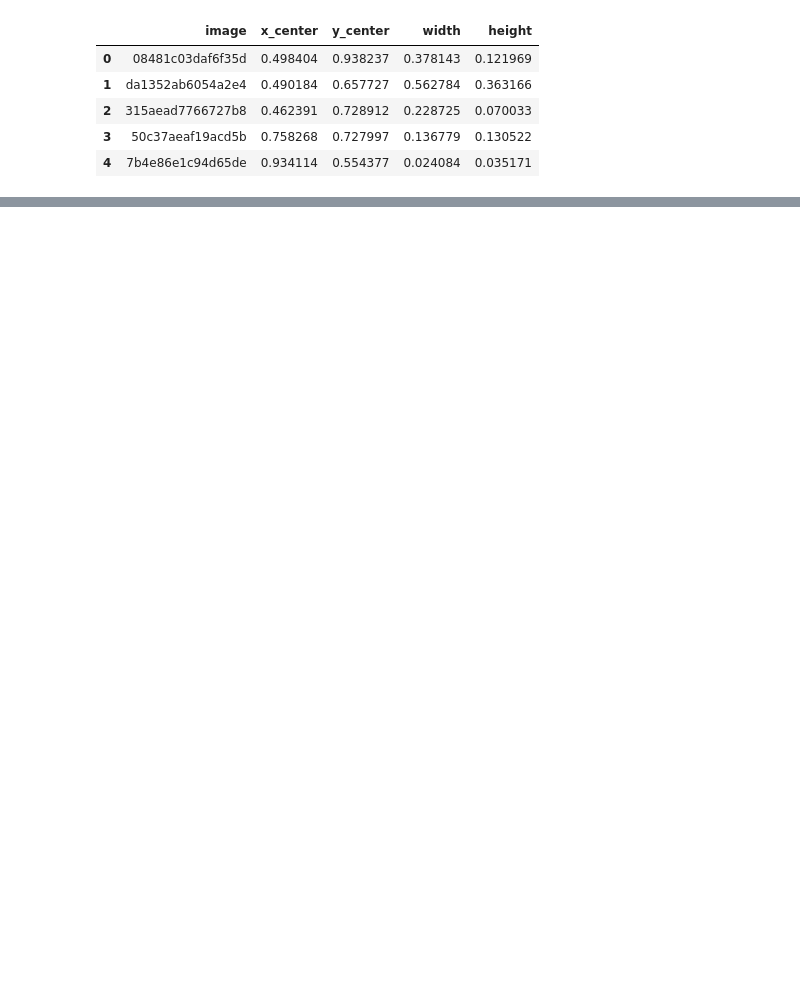
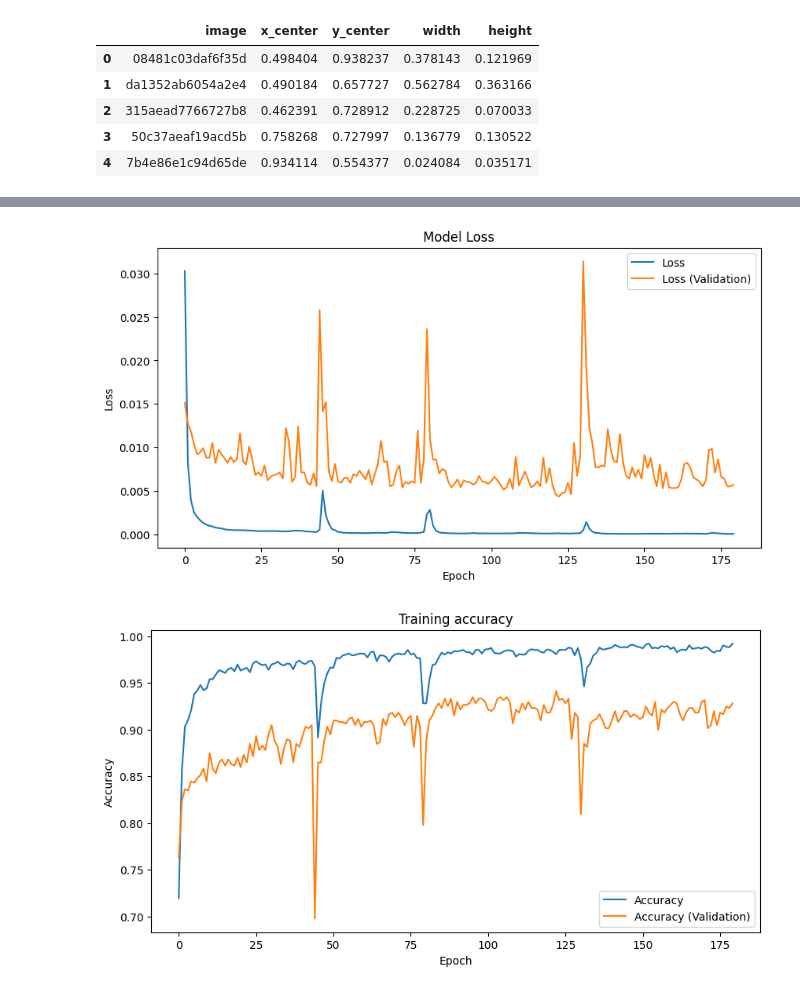
Before and after one commit to Gabmelom/plate-vision, a Jupyter notebook: plate-vision.ipynb, the cells around one changed output, grey strips where cells are left out. Cells and saved outputs as stored; diff of their text form; code cells hidden in the pictures; blank space fills up the shorter version.

```diff
--- a/plate-vision.ipynb
+++ b/plate-vision.ipynb
@@ -405,3 +413,30 @@ Image e1120bfe48f85c1b
+# %%
+def plot_model_loss_history(history):
+    epochs = len(history)
+    plt.figure(figsize=(10, 5))
+    plt.plot(history[:, 0], label="Loss")
+    plt.plot(history[:, 1], label="Loss (Validation)")
+    plt.title("Model Loss")
+    plt.xlabel("Epoch")
+    plt.ylabel("Loss")
+    plt.legend()
+
+def plot_model_accuracy_history(history):
+    epochs = len(history)
+    plt.figure(figsize=(10, 5))
+    plt.plot(history[:, 2], label="Accuracy")
+    plt.plot(history[:, 3], label="Accuracy (Validation)")
+    plt.title("Training accuracy")
+    plt.xlabel("Epoch")
+    plt.ylabel("Accuracy")
+    plt.legend()
+
+
+plot_model_loss_history(history)
+plot_model_accuracy_history(history)
+# %% [output]
+[figure, added]
+[figure, added]
 # %%
 def precision_recall_curve(y_true, pred_scores, thresholds):
     precisions = []
```
Also changed, not shown: parts of 15 cells of this notebook, 4 other files.
